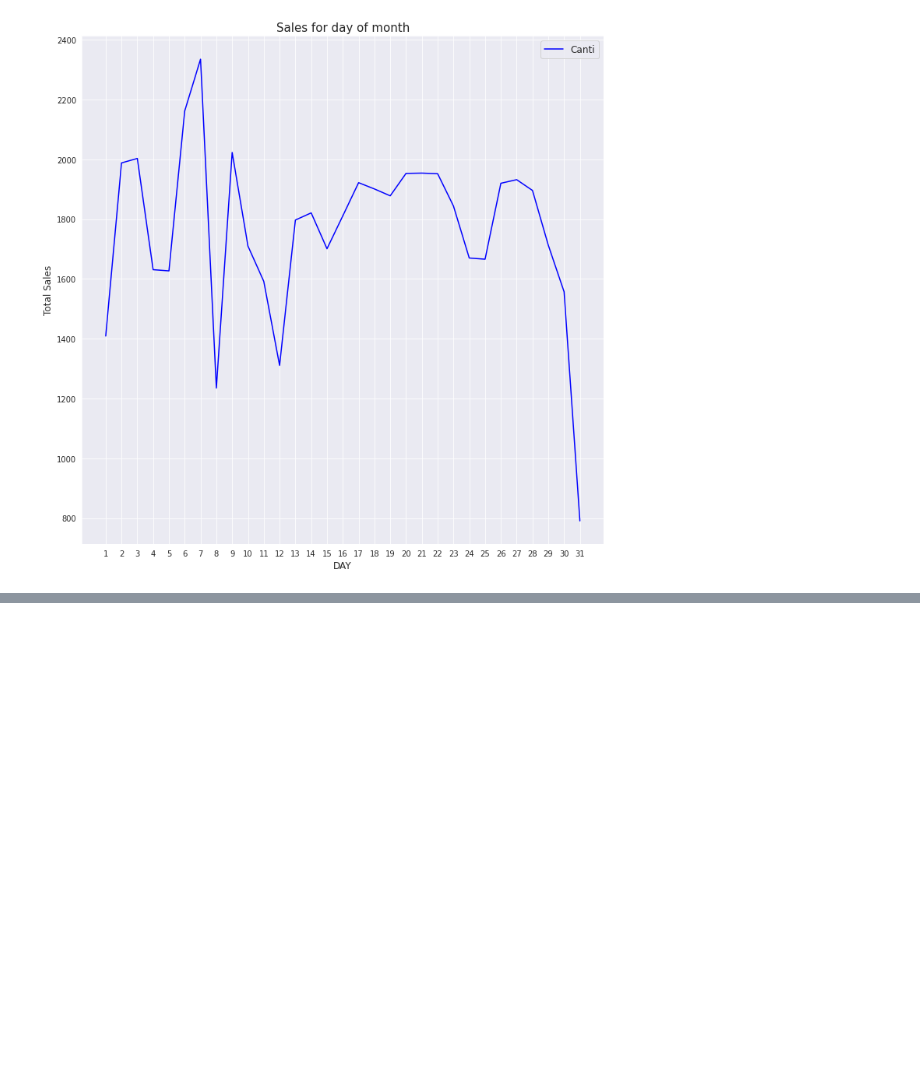
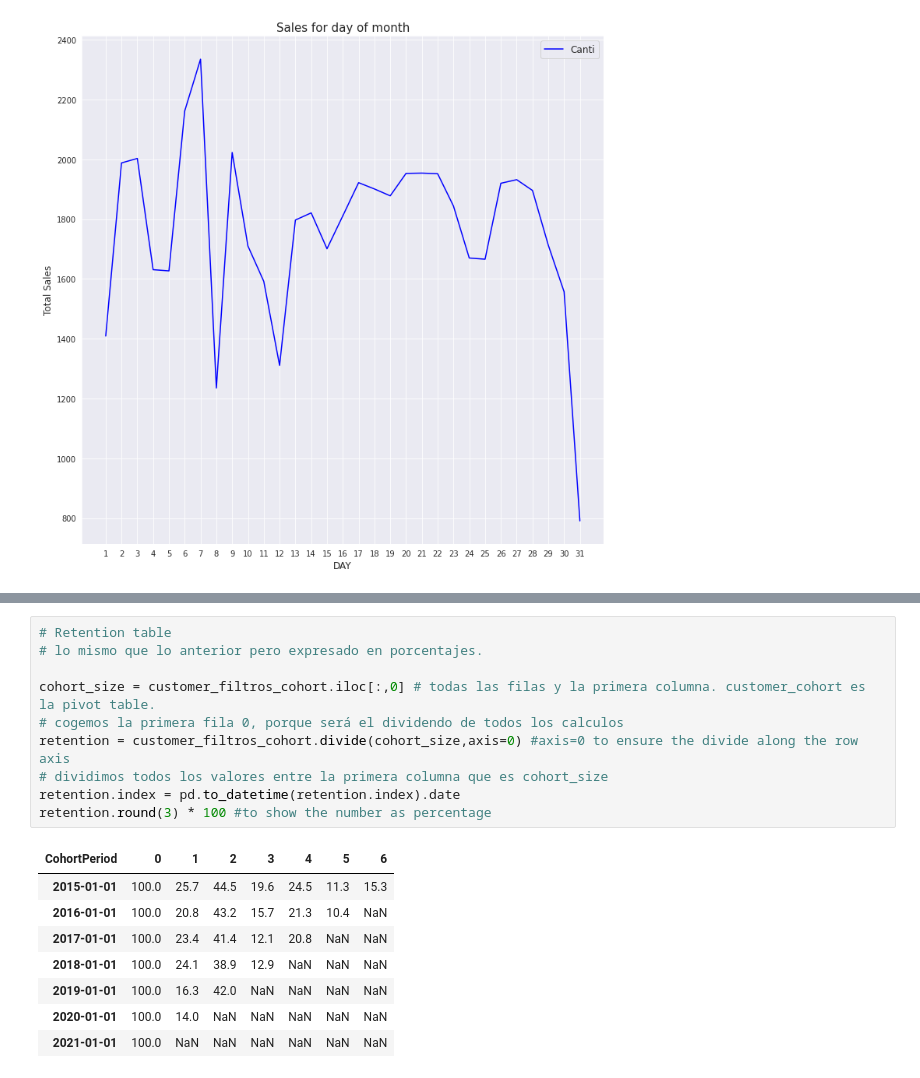
Before and after one commit to pacomm5/PLANTILLAS2, a Jupyter notebook: RECAMBIOS_NUEVO_LISTADO.ipynb, the cells around one changed output, grey strips where cells are left out. Cells and saved outputs as stored; diff of their text form; blank space fills up the shorter version.

```diff
--- a/RECAMBIOS_NUEVO_LISTADO.ipynb
+++ b/RECAMBIOS_NUEVO_LISTADO.ipynb
@@ -2014,0 +2104,19 @@ plt.show()
+# %%
+# Retention table
+# lo mismo que lo anterior pero expresado en porcentajes.
+
+cohort_size = customer_filtros_cohort.iloc[:,0] # todas las filas y la primera columna. customer_cohort es la pivot table.
+# cogemos la primera fila 0, porque será el dividendo de todos los calculos
+retention = customer_filtros_cohort.divide(cohort_size,axis=0) #axis=0 to ensure the divide along the row axis
+# dividimos todos los valores entre la primera columna que es cohort_size
+retention.index = pd.to_datetime(retention.index).date
+retention.round(3) * 100 #to show the number as percentage
+# %% [output]
+| CohortPeriod | 0 | 1 | 2 | 3 | 4 | 5 | 6 |
+| 2015-01-01 | 100.0 | 25.7 | 44.5 | 19.6 | 24.5 | 11.3 | 15.3 |
+| 2016-01-01 | 100.0 | 20.8 | 43.2 | 15.7 | 21.3 | 10.4 | NaN |
+| 2017-01-01 | 100.0 | 23.4 | 41.4 | 12.1 | 20.8 | NaN | NaN |
+| 2018-01-01 | 100.0 | 24.1 | 38.9 | 12.9 | NaN | NaN | NaN |
+| 2019-01-01 | 100.0 | 16.3 | 42.0 | NaN | NaN | NaN | NaN |
+| 2020-01-01 | 100.0 | 14.0 | NaN | NaN | NaN | NaN | NaN |
+| 2021-01-01 | 100.0 | NaN | NaN | NaN | NaN | NaN | NaN |
```
Also changed, not shown: parts of 11 cells of this notebook.
